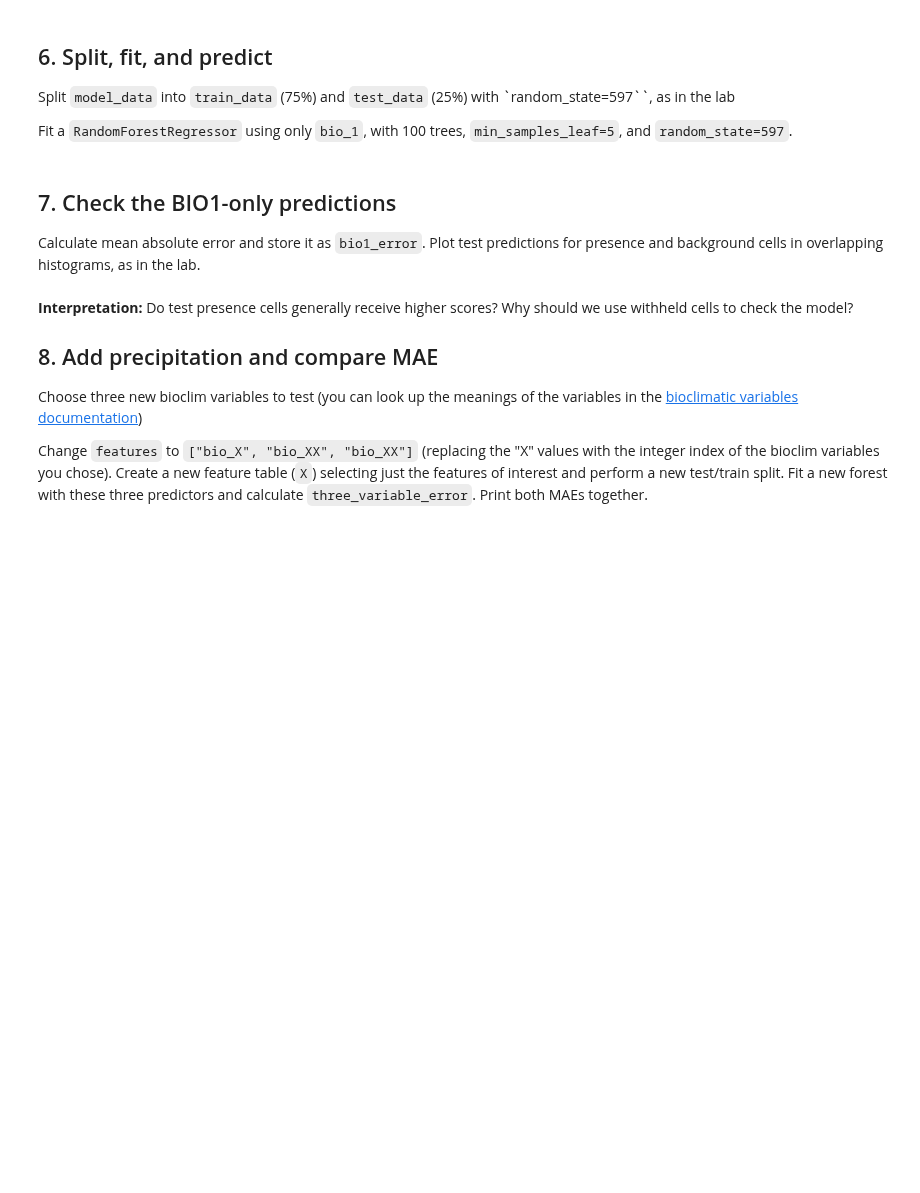
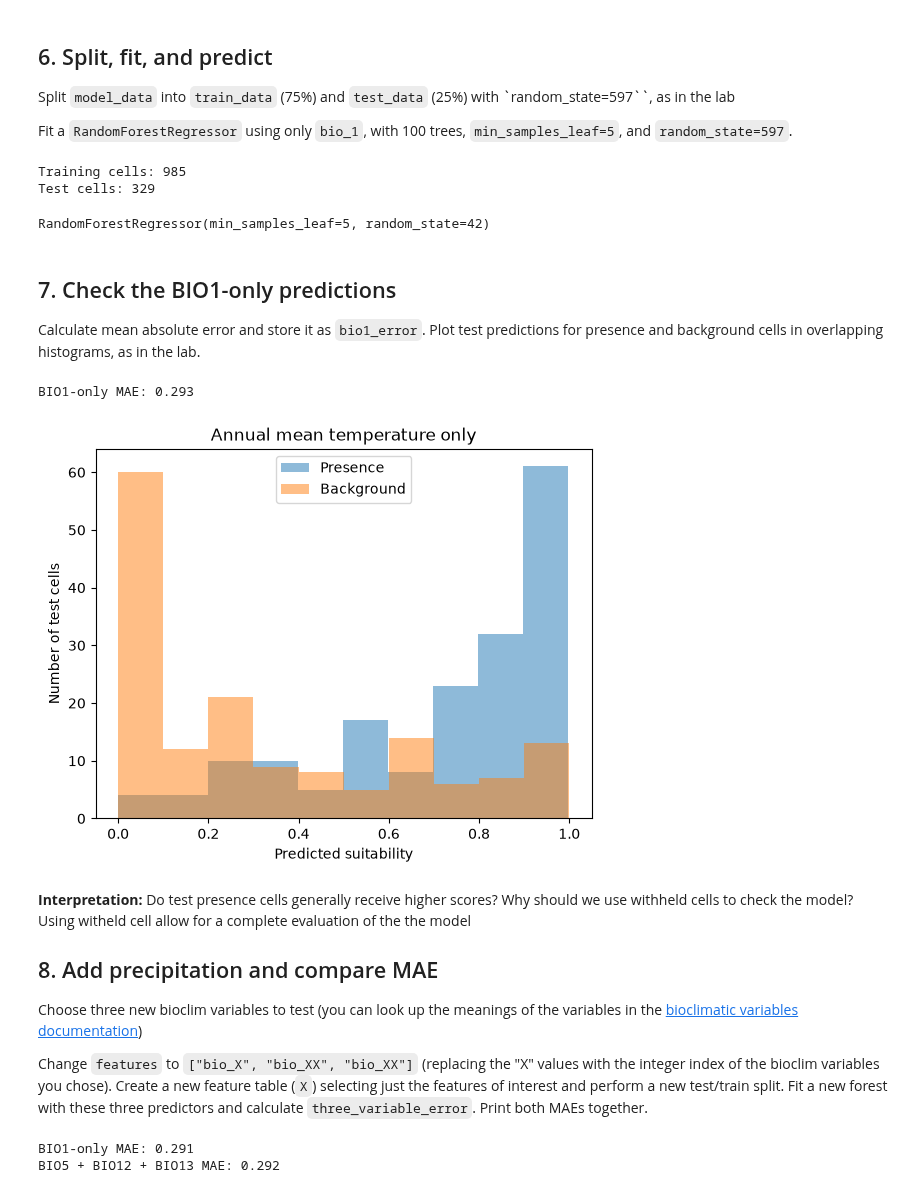
Before and after one commit to Gyrosigma/BIO597-SpatialBiodiversity, a Jupyter notebook: docs/assignments/Assignment-07-MachineLearningSDM.ipynb, the cells around one changed output. Cells and saved outputs as stored; diff of their text form; code cells hidden in the pictures; blank space fills up the shorter version.

```diff
--- a/docs/assignments/Assignment-07-MachineLearningSDM.ipynb
+++ b/docs/assignments/Assignment-07-MachineLearningSDM.ipynb
@@ -24,7 +70,12 @@ climate = xr.open_dataset("../data/maine_bioclim.nc")
 
 Choose a common species other than the wood frog, with at least 500 records. Keep records with coordinate uncertainty below 100 m, as in the lab.
 # %%
-target_species = "YOUR SPECIES HERE"
+target_species = "Dryophytes versicolor"
 
 # Select your species and apply the uncertainty filter.
 # Store the result as presence and print its record count.
+
+presence = amphibians[amphibians["species"] == target_species].copy()
+presence = presence[presence["coordinateUncertaintyInMeters"] < 100].copy()
+
+print("Number of records:", len(presence))
@@ -36,3 +89,6 @@ target_species = "YOUR SPECIES HERE"
 As in Lab 07, make a list called `climate_variables` containing `bio_1` through `bio_19`. We will choose the model predictors after preparing the modeling table.
 # %%
 # Create climate_variables and display these columns at your species' records.
+climate_variables = ["bio_" + str(number) for number in range(1, 20)]
+
+presence[climate_variables].head()
@@ -70,3 +154,8 @@ Start with `features = ["bio_1"]`, annual mean temperature, to connect with last
 # %%
 # Set features to bio_1 only.
 # Define X and y, following Lab 07.
+features = ["bio_1"]
+X = model_data[features]
+y = model_data["observed"]
+
+X.head()
@@ -81,6 +177,26 @@ Fit a `RandomForestRegressor` using only `bio_1`, with 100 trees, `min_samples_l
 # Define X_train, X_test, y_train, and y_test using features and observed.
 # Create model and fit it to the training data.
 # Predict suitability for X_test.
+X_train, X_test, y_train, y_test = train_test_split(
+    X,
+    y,
+    test_size = 0.25,
+    random_state = 597,
+)
+
+print("Training cells:", len(X_train))
+print("Test cells:", len(X_test))
+
+model = RandomForestRegressor(
+    n_estimators=100,
+    min_samples_leaf=5,
+    random_state=42,
+)
+model.fit(X_train, y_train)
+# %% [output]
+Training cells: 985
+Test cells: 329
+RandomForestRegressor(min_samples_leaf=5, random_state=42)
 # %% [markdown]
 ## 7. Check the BIO1-only predictions
 
@@ -88,8 +204,23 @@ Calculate mean absolute error and store it as `bio1_error`. Plot test prediction
 # %%
 # Calculate and print bio1_error.
 # Plot the predicted score distributions for the two test labels.
+
+test_prediction = model.predict(X_test)
+bio1_error = mean_absolute_error(y_test, test_prediction)
+print("BIO1-only MAE:", round(bio1_error, 3))
+
+plt.hist(test_prediction[y_test == 1], alpha=0.5, label="Presence")
+plt.hist(test_prediction[y_test == 0], alpha=0.5, label="Background")
+plt.xlabel("Predicted suitability")
+plt.ylabel("Number of test cells")
+plt.title("Annual mean temperature only")
+plt.legend()
+plt.show()
+# %% [output]
+BIO1-only MAE: 0.293
+[figure, added]
 # %% [markdown]
-**Interpretation:** Do test presence cells generally receive higher scores? Why should we use withheld cells to check the model?
+**Interpretation:** Do test presence cells generally receive higher scores? Why should we use withheld cells to check the model? Using witheld cell allow for a complete evaluation of the the model
 
 ## 8. Add precipitation and compare MAE
 
@@ -102,4 +233,30 @@ index of the bioclim variables you chose). Create a new feature table (`X`) sele
 # Select the three predictor columns from the existing training and test tables.
 # Fit three_variable_model and predict the same withheld cells.
 # Calculate three_variable_error and print it beside bio1_error.
+
+# Set features to bio_1 only.
+# Define X and y, following Lab 07.
+features = ["bio_5", "bio_12", "bio_13"]
+# Update the feature table and create a new test/train split
+X = model_data[features]
+
+X_train, X_test, y_train, y_test = train_test_split(
+    X,
+    y,
+    test_size=0.25,
+    random_state=597,
+)
+
+three_variable_model = RandomForestRegressor(
+    n_estimators=100, min_samples_leaf=5, random_state=2,
+)
+three_variable_model.fit(X_train, y_train)
+three_variable_prediction = three_variable_model.predict(X_test)
+three_variable_error = mean_absolute_error(y_test, three_variable_prediction)
+
+print("BIO1-only MAE:", round(bio1_error, 3))
+print("BIO5 + BIO12 + BIO13 MAE:", round(three_variable_error, 3))
+# %% [output]
+BIO1-only MAE: 0.291
+BIO5 + BIO12 + BIO13 MAE: 0.292
 # %% [markdown]
```
Also changed, not shown: parts of 20 cells of this notebook, 1 other file.
